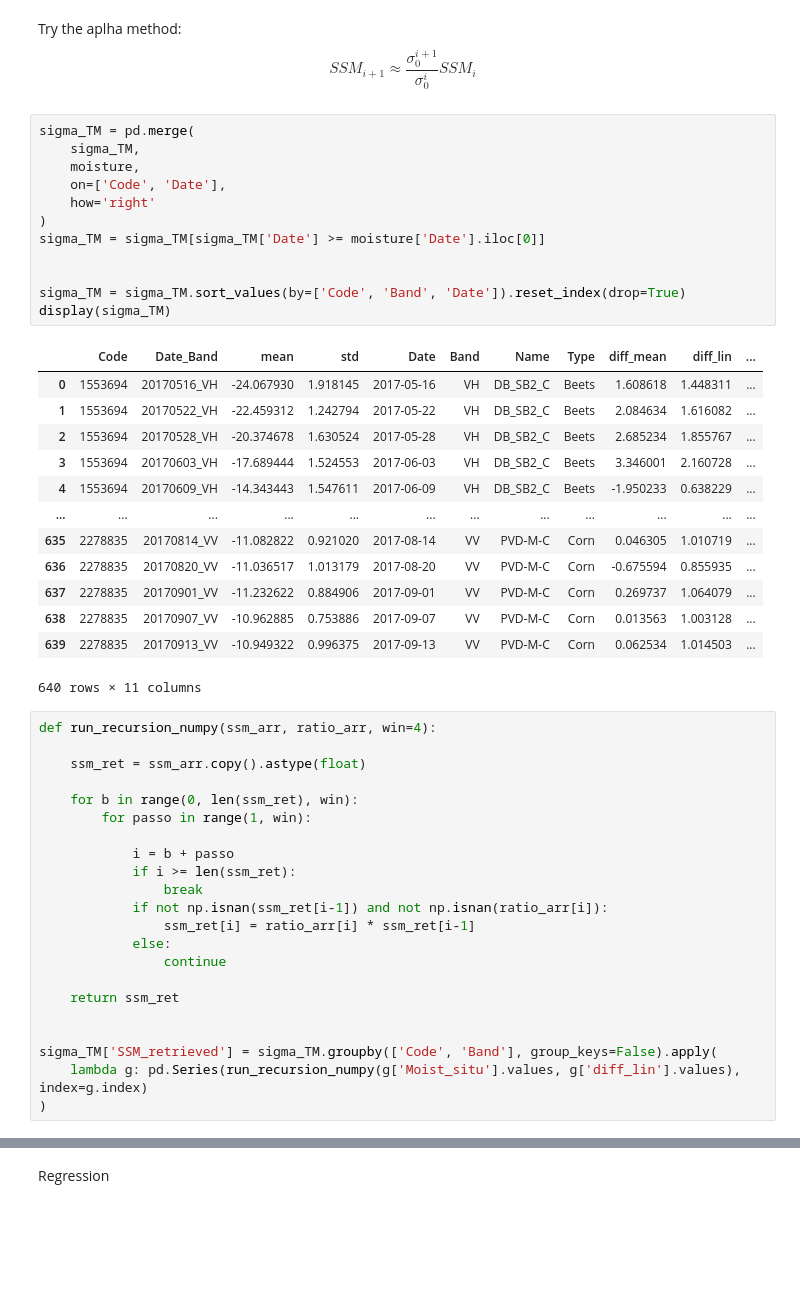
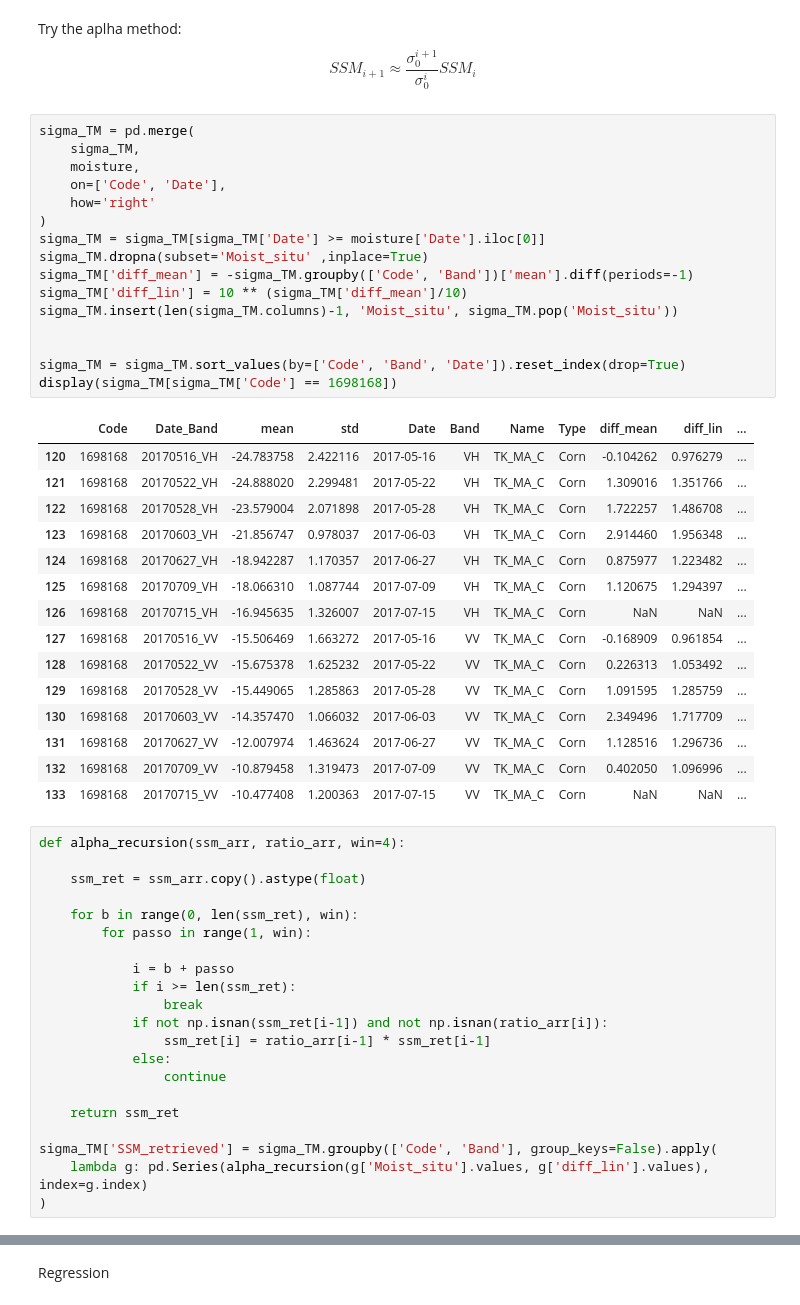
Before and after one commit to cFr4nk/Tesi_SAR_Analysis, a Jupyter notebook: Moisture.ipynb, the cells around one changed output, grey strips where cells are left out. Saved outputs shown, nothing was run; the diff lists cells and outputs as text; blank space fills up the shorter version.

```diff
--- a/Moisture.ipynb
+++ b/Moisture.ipynb
@@ -79,31 +78,37 @@ Try the aplha method: $$SSM_{i+1} \approx \frac{\sigma_{0}^{i+1}}{\sigma_{0}^{i}
 # %%
 sigma_TM = pd.merge(
     sigma_TM,
     moisture,
     on=['Code', 'Date'],
     how='right'
 )
 sigma_TM = sigma_TM[sigma_TM['Date'] >= moisture['Date'].iloc[0]]
+sigma_TM.dropna(subset='Moist_situ' ,inplace=True)
+sigma_TM['diff_mean'] = -sigma_TM.groupby(['Code', 'Band'])['mean'].diff(periods=-1)
+sigma_TM['diff_lin'] = 10 ** (sigma_TM['diff_mean']/10)
+sigma_TM.insert(len(sigma_TM.columns)-1, 'Moist_situ', sigma_TM.pop('Moist_situ'))
 
 
 sigma_TM = sigma_TM.sort_values(by=['Code', 'Band', 'Date']).reset_index(drop=True)
-display(sigma_TM)
+display(sigma_TM[sigma_TM['Code'] == 1698168])
 # %% [output]
 |  | Code | Date_Band | mean | std | Date | Band | Name | Type | diff_mean | diff_lin | ... |
-| 0 | 1553694 | 20170516_VH | -24.067930 | 1.918145 | 2017-05-16 | VH | DB_SB2_C | Beets | 1.608618 | 1.448311 | ... |
-| 1 | 1553694 | 20170522_VH | -22.459312 | 1.242794 | 2017-05-22 | VH | DB_SB2_C | Beets | 2.084634 | 1.616082 | ... |
-| 2 | 1553694 | 20170528_VH | -20.374678 | 1.630524 | 2017-05-28 | VH | DB_SB2_C | Beets | 2.685234 | 1.855767 | ... |
-| 3 | 1553694 | 20170603_VH | -17.689444 | 1.524553 | 2017-06-03 | VH | DB_SB2_C | Beets | 3.346001 | 2.160728 | ... |
-| 4 | 1553694 | 20170609_VH | -14.343443 | 1.547611 | 2017-06-09 | VH | DB_SB2_C | Beets | -1.950233 | 0.638229 | ... |
-| ... | ... | ... | ... | ... | ... | ... | ... | ... | ... | ... | ... |
-| 635 | 2278835 | 20170814_VV | -11.082822 | 0.921020 | 2017-08-14 | VV | PVD-M-C | Corn | 0.046305 | 1.010719 | ... |
-| 636 | 2278835 | 20170820_VV | -11.036517 | 1.013179 | 2017-08-20 | VV | PVD-M-C | Corn | -0.675594 | 0.855935 | ... |
-| 637 | 2278835 | 20170901_VV | -11.232622 | 0.884906 | 2017-09-01 | VV | PVD-M-C | Corn | 0.269737 | 1.064079 | ... |
-| 638 | 2278835 | 20170907_VV | -10.962885 | 0.753886 | 2017-09-07 | VV | PVD-M-C | Corn | 0.013563 | 1.003128 | ... |
-| 639 | 2278835 | 20170913_VV | -10.949322 | 0.996375 | 2017-09-13 | VV | PVD-M-C | Corn | 0.062534 | 1.014503 | ... |
+| 120 | 1698168 | 20170516_VH | -24.783758 | 2.422116 | 2017-05-16 | VH | TK_MA_C | Corn | -0.104262 | 0.976279 | ... |
+| 121 | 1698168 | 20170522_VH | -24.888020 | 2.299481 | 2017-05-22 | VH | TK_MA_C | Corn | 1.309016 | 1.351766 | ... |
+| 122 | 1698168 | 20170528_VH | -23.579004 | 2.071898 | 2017-05-28 | VH | TK_MA_C | Corn | 1.722257 | 1.486708 | ... |
+| 123 | 1698168 | 20170603_VH | -21.856747 | 0.978037 | 2017-06-03 | VH | TK_MA_C | Corn | 2.914460 | 1.956348 | ... |
+| 124 | 1698168 | 20170627_VH | -18.942287 | 1.170357 | 2017-06-27 | VH | TK_MA_C | Corn | 0.875977 | 1.223482 | ... |
+| 125 | 1698168 | 20170709_VH | -18.066310 | 1.087744 | 2017-07-09 | VH | TK_MA_C | Corn | 1.120675 | 1.294397 | ... |
+| 126 | 1698168 | 20170715_VH | -16.945635 | 1.326007 | 2017-07-15 | VH | TK_MA_C | Corn | NaN | NaN | ... |
+| 127 | 1698168 | 20170516_VV | -15.506469 | 1.663272 | 2017-05-16 | VV | TK_MA_C | Corn | -0.168909 | 0.961854 | ... |
+| 128 | 1698168 | 20170522_VV | -15.675378 | 1.625232 | 2017-05-22 | VV | TK_MA_C | Corn | 0.226313 | 1.053492 | ... |
+| 129 | 1698168 | 20170528_VV | -15.449065 | 1.285863 | 2017-05-28 | VV | TK_MA_C | Corn | 1.091595 | 1.285759 | ... |
+| 130 | 1698168 | 20170603_VV | -14.357470 | 1.066032 | 2017-06-03 | VV | TK_MA_C | Corn | 2.349496 | 1.717709 | ... |
+| 131 | 1698168 | 20170627_VV | -12.007974 | 1.463624 | 2017-06-27 | VV | TK_MA_C | Corn | 1.128516 | 1.296736 | ... |
+| 132 | 1698168 | 20170709_VV | -10.879458 | 1.319473 | 2017-07-09 | VV | TK_MA_C | Corn | 0.402050 | 1.096996 | ... |
+| 133 | 1698168 | 20170715_VV | -10.477408 | 1.200363 | 2017-07-15 | VV | TK_MA_C | Corn | NaN | NaN | ... |
-640 rows × 11 columns
 # %%
-def run_recursion_numpy(ssm_arr, ratio_arr, win=4):
+def alpha_recursion(ssm_arr, ratio_arr, win=4):
 
     ssm_ret = ssm_arr.copy().astype(float)
 
@@ -114,14 +119,13 @@ def run_recursion_numpy(ssm_arr, ratio_arr, win=4):
             if i >= len(ssm_ret):
                 break
             if not np.isnan(ssm_ret[i-1]) and not np.isnan(ratio_arr[i]):
-                ssm_ret[i] = ratio_arr[i] * ssm_ret[i-1]
+                ssm_ret[i] = ratio_arr[i-1] * ssm_ret[i-1]
             else:
                 continue
 
     return ssm_ret
 
-
 sigma_TM['SSM_retrieved'] = sigma_TM.groupby(['Code', 'Band'], group_keys=False).apply(
-    lambda g: pd.Series(run_recursion_numpy(g['Moist_situ'].values, g['diff_lin'].values), index=g.index)
+    lambda g: pd.Series(alpha_recursion(g['Moist_situ'].values, g['diff_lin'].values), index=g.index)
 )
 # %%
```
Also changed, not shown: parts of 12 cells of this notebook.
